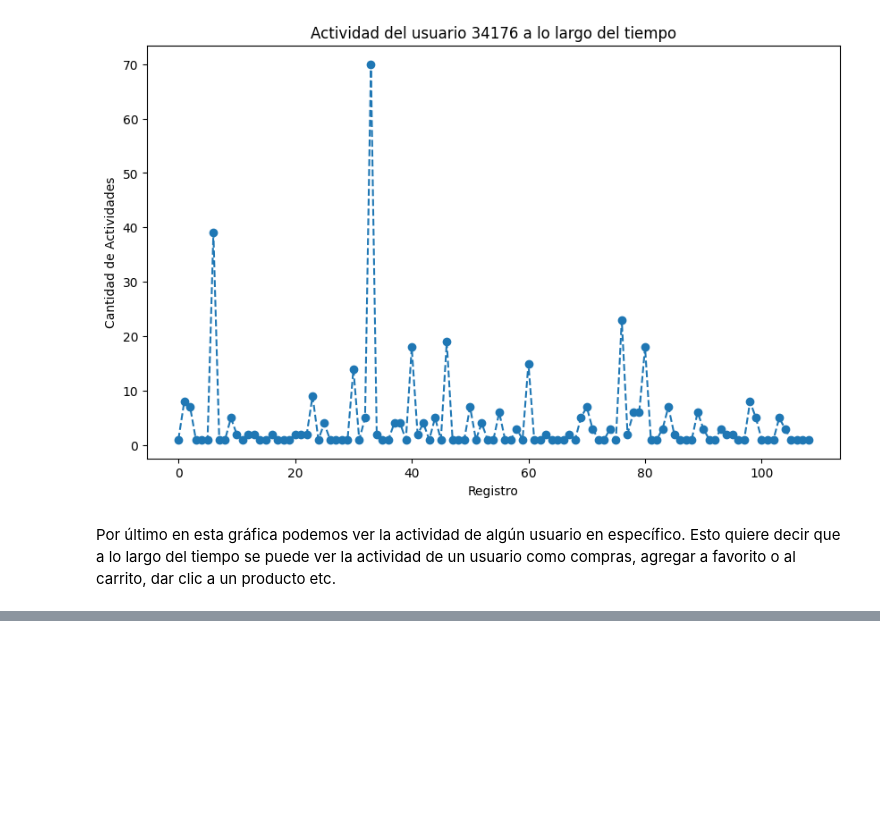
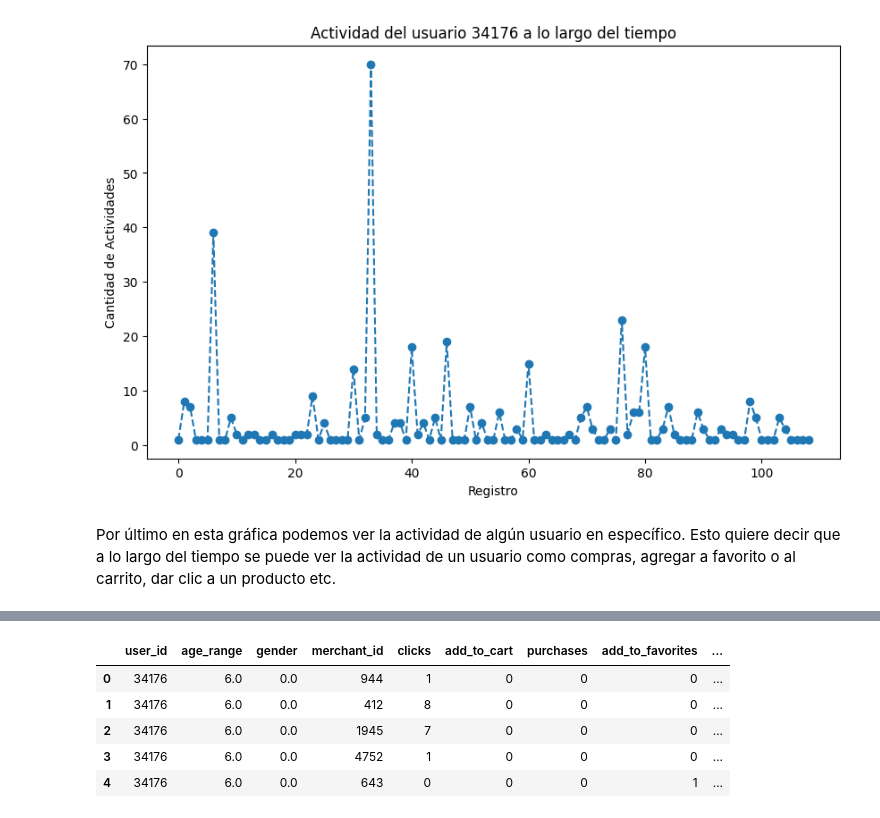
Before and after one commit to Dahernandezsilve/P2DataScience, a Jupyter notebook: Proyecto2.ipynb, the cells around one changed output, grey strips where cells are left out. Cells and saved outputs as stored; diff of their text form; code cells hidden in the pictures; blank space fills up the shorter version.

```diff
--- a/Proyecto2.ipynb
+++ b/Proyecto2.ipynb
@@ -598,0 +802,9 @@ Por último en esta gráfica podemos ver la actividad de algún usuario en espec
+# %%
+data_balanceado.head()
+# %% [output]
+|  | user_id | age_range | gender | merchant_id | clicks | add_to_cart | purchases | add_to_favorites | ... |
+| 0 | 34176 | 6.0 | 0.0 | 944 | 1 | 0 | 0 | 0 | ... |
+| 1 | 34176 | 6.0 | 0.0 | 412 | 8 | 0 | 0 | 0 | ... |
+| 2 | 34176 | 6.0 | 0.0 | 1945 | 7 | 0 | 0 | 0 | ... |
+| 3 | 34176 | 6.0 | 0.0 | 4752 | 1 | 0 | 0 | 0 | ... |
+| 4 | 34176 | 6.0 | 0.0 | 643 | 0 | 0 | 0 | 1 | ... |
```
Also changed, not shown: parts of 27 cells of this notebook.
